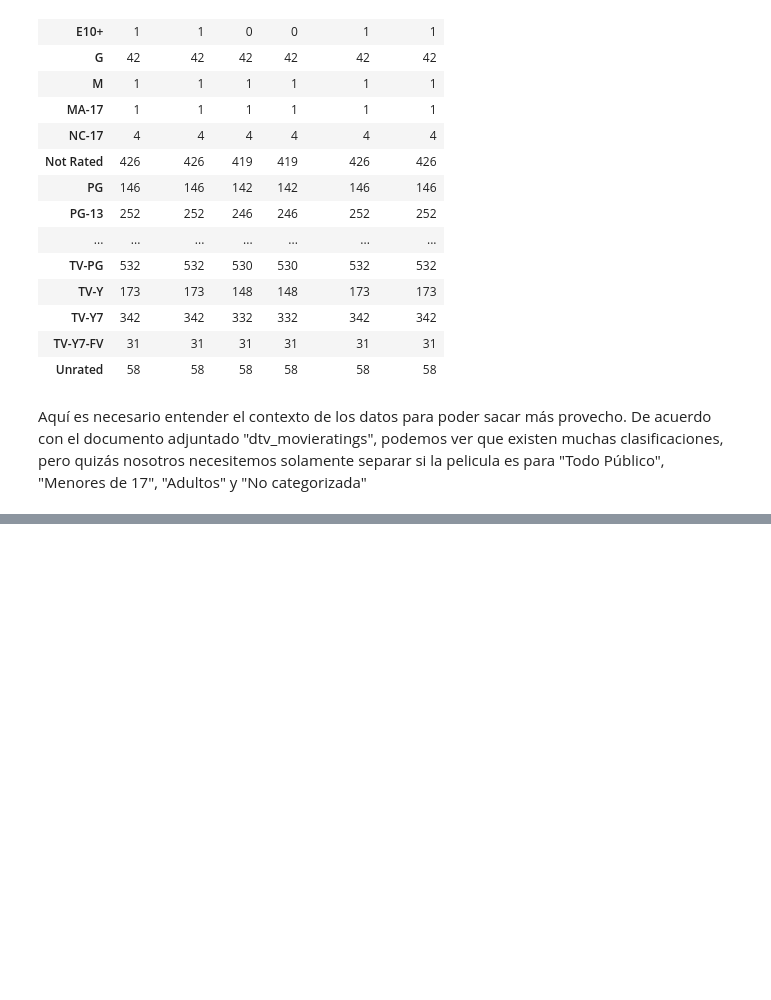
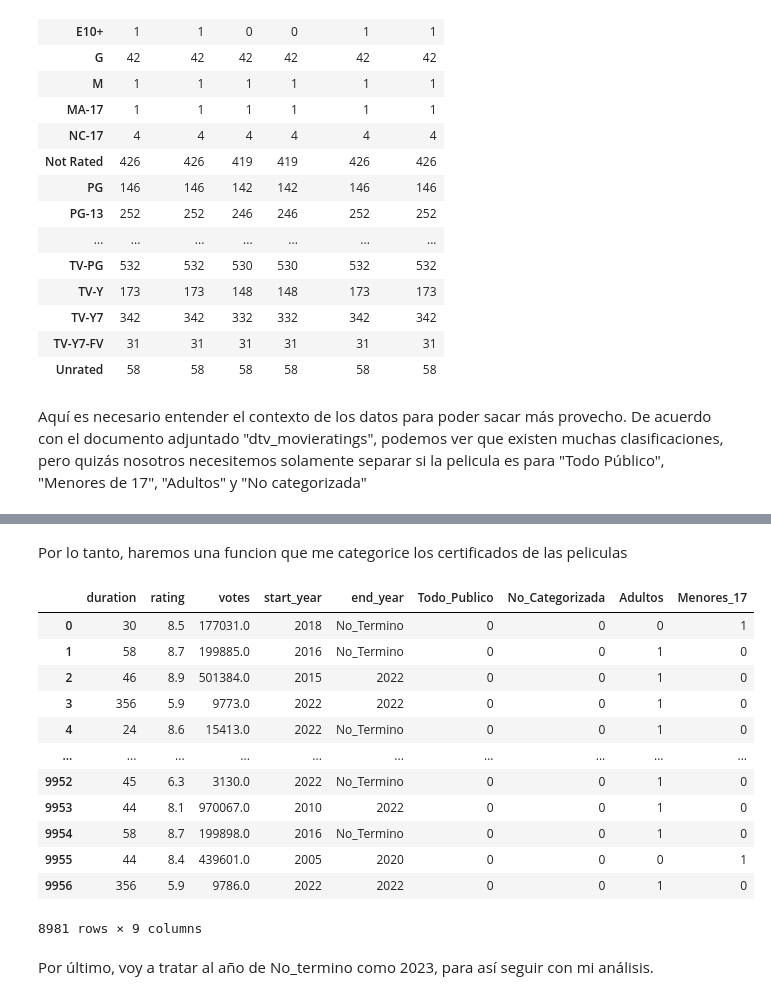
Before and after one commit to screid/MineriaDatos2022UTEM, a Jupyter notebook: Clase01_Preprocesamiento_Netflix/preprocesamiento_netflix.ipynb, the cells around one changed output, grey strips where cells are left out. Drawn from its saved outputs; the diff is of its cells as text; code cells hidden in the pictures; blank space fills up the shorter version.

```diff
--- a/Clase01_Preprocesamiento_Netflix/preprocesamiento_netflix.ipynb
+++ b/Clase01_Preprocesamiento_Netflix/preprocesamiento_netflix.ipynb
@@ -485,0 +517,2 @@ data2
+# %% [markdown]
+Por lo tanto, haremos una funcion que me categorice los certificados de las peliculas
@@ -485,0 +568,21 @@ data2
+# %%
+data2 = data_preproccesed.copy()
+# %%
+data_preproccesed_2 = categorize_certificate(df = data2)
+data_preproccesed_2
+# %% [output]
+|  | duration | rating | votes | start_year | end_year | Todo_Publico | No_Categorizada | Adultos | Menores_17 |
+| 0 | 30 | 8.5 | 177031.0 | 2018 | No_Termino | 0 | 0 | 0 | 1 |
+| 1 | 58 | 8.7 | 199885.0 | 2016 | No_Termino | 0 | 0 | 1 | 0 |
+| 2 | 46 | 8.9 | 501384.0 | 2015 | 2022 | 0 | 0 | 1 | 0 |
+| 3 | 356 | 5.9 | 9773.0 | 2022 | 2022 | 0 | 0 | 1 | 0 |
+| 4 | 24 | 8.6 | 15413.0 | 2022 | No_Termino | 0 | 0 | 1 | 0 |
+| ... | ... | ... | ... | ... | ... | ... | ... | ... | ... |
+| 9952 | 45 | 6.3 | 3130.0 | 2022 | No_Termino | 0 | 0 | 1 | 0 |
+| 9953 | 44 | 8.1 | 970067.0 | 2010 | 2022 | 0 | 0 | 1 | 0 |
+| 9954 | 58 | 8.7 | 199898.0 | 2016 | No_Termino | 0 | 0 | 1 | 0 |
+| 9955 | 44 | 8.4 | 439601.0 | 2005 | 2020 | 0 | 0 | 0 | 1 |
+| 9956 | 356 | 5.9 | 9786.0 | 2022 | 2022 | 0 | 0 | 1 | 0 |
+8981 rows × 9 columns
+# %% [markdown]
+Por último, voy a tratar al año de No_termino como 2023, para así seguir con mi análisis.
```
Also changed, not shown: parts of 17 cells of this notebook.
